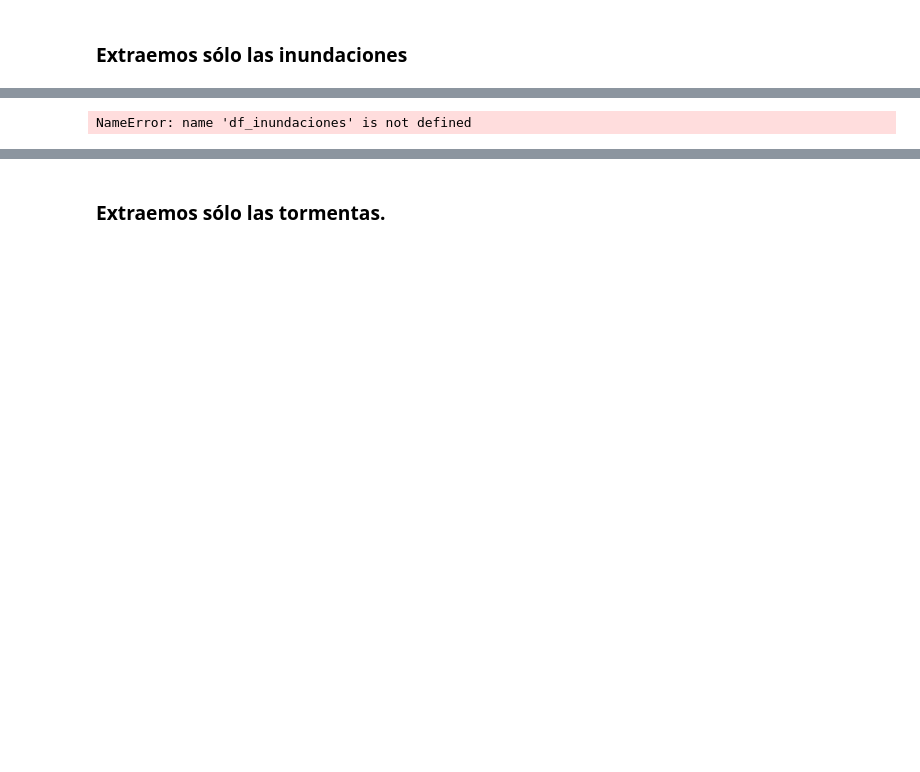
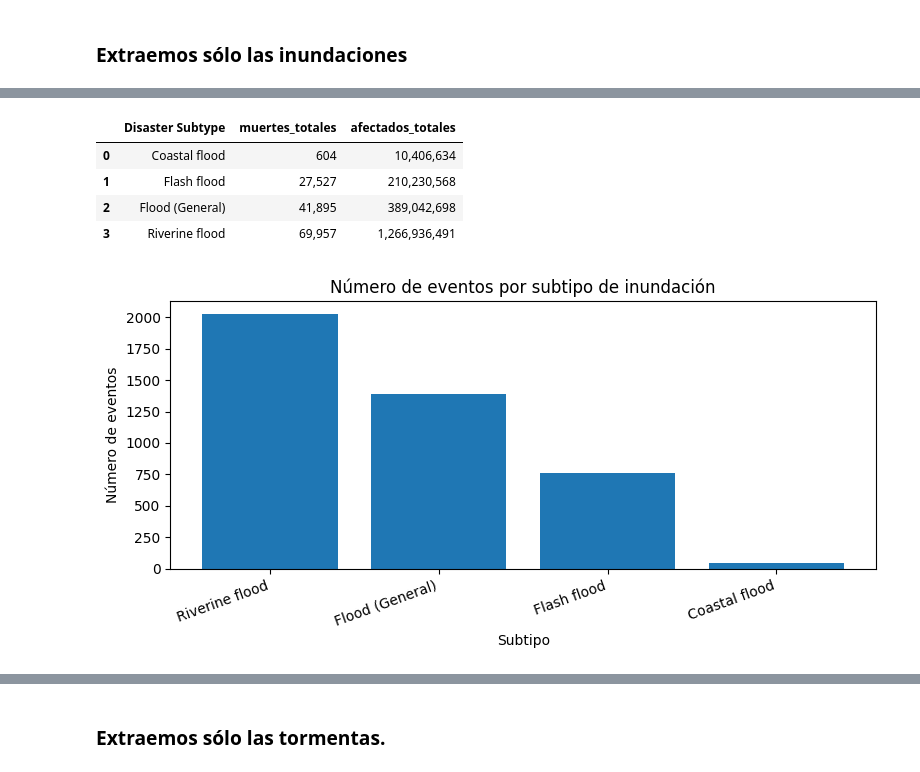
Before and after one commit to soto-amalia/desastres, a Jupyter notebook: prueba2.ipynb, the cells around one changed output, grey strips where cells are left out. Saved outputs shown, nothing was run; the diff lists cells and outputs as text; code cells hidden in the pictures; blank space fills up the shorter version.

```diff
--- a/prueba2.ipynb
+++ b/prueba2.ipynb
@@ -290,5 +392,5 @@ df_inundaciones.head()
 # %%
-"""tabla_inundaciones = (
+tabla_inundaciones = (
     df_inundaciones.groupby("Disaster Subtype")
     .agg(
         muertes_totales=("Total Deaths", "sum"),
@@ -297,6 +399,26 @@ df_inundaciones.head()
     .reset_index()
 )
 tabla_inundaciones
-"""
 # %% [output]
-NameError: name 'df_inundaciones' is not defined
+|  | Disaster Subtype | muertes_totales | afectados_totales |
+| 0 | Coastal flood | 604 | 10,406,634 |
+| 1 | Flash flood | 27,527 | 210,230,568 |
+| 2 | Flood (General) | 41,895 | 389,042,698 |
+| 3 | Riverine flood | 69,957 | 1,266,936,491 |
+# %%
+eventos_inundaciones = (
+    df_inundaciones.groupby("Disaster Subtype")
+    .agg(num_eventos=("DisNo.", "nunique"))
+    .reset_index()
+    .sort_values("num_eventos", ascending=False)
+)
+plt.figure(figsize=(8,4))
+plt.bar(eventos_inundaciones["Disaster Subtype"], eventos_inundaciones["num_eventos"])
+plt.title("Número de eventos por subtipo de inundación")
+plt.xlabel("Subtipo")
+plt.ylabel("Número de eventos")
+plt.xticks(rotation=20, ha="right")
+plt.tight_layout()
+plt.show()
+# %% [output]
+[figure, added]
```
Also changed, not shown: parts of 28 cells of this notebook, 1 other file.
